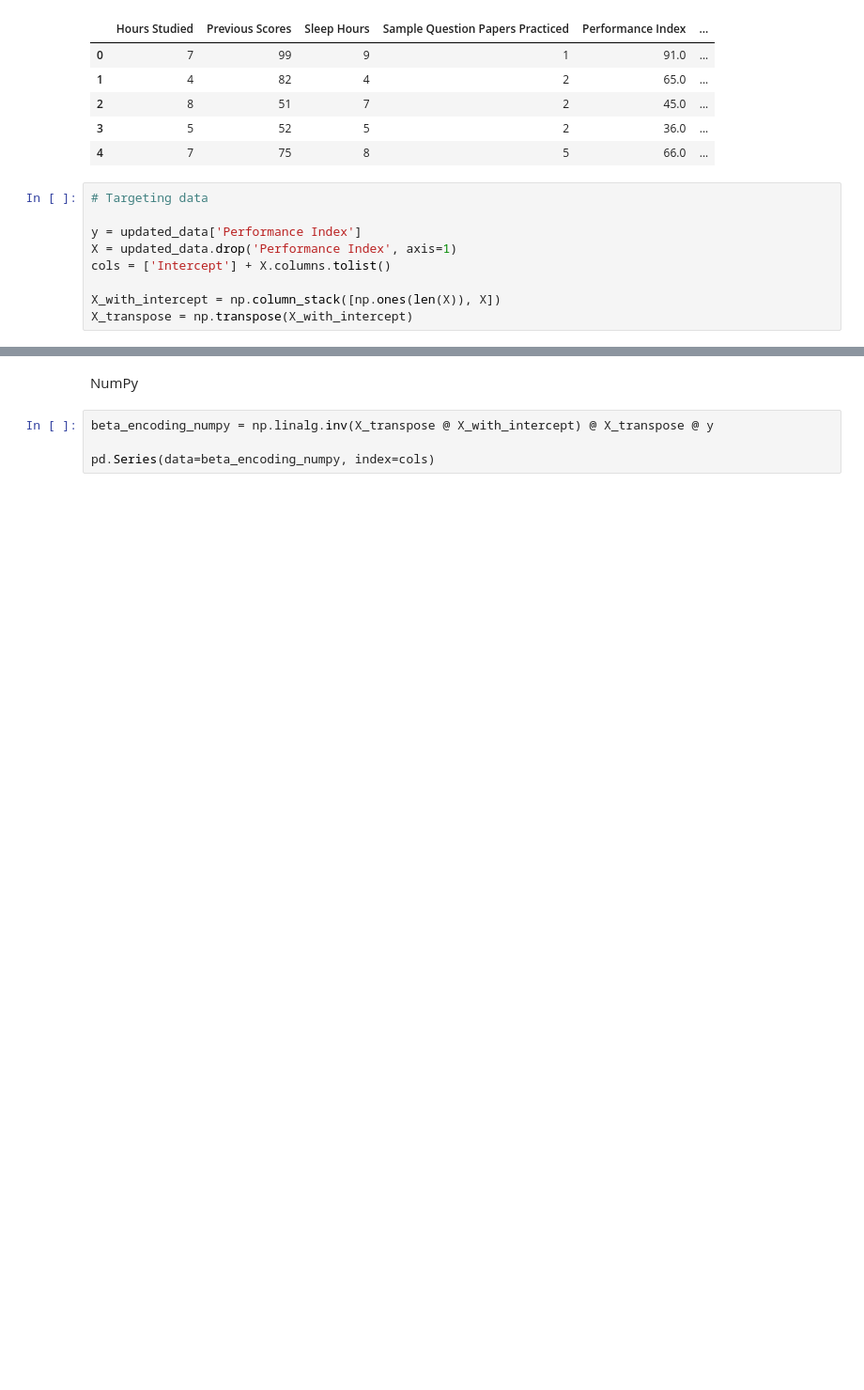
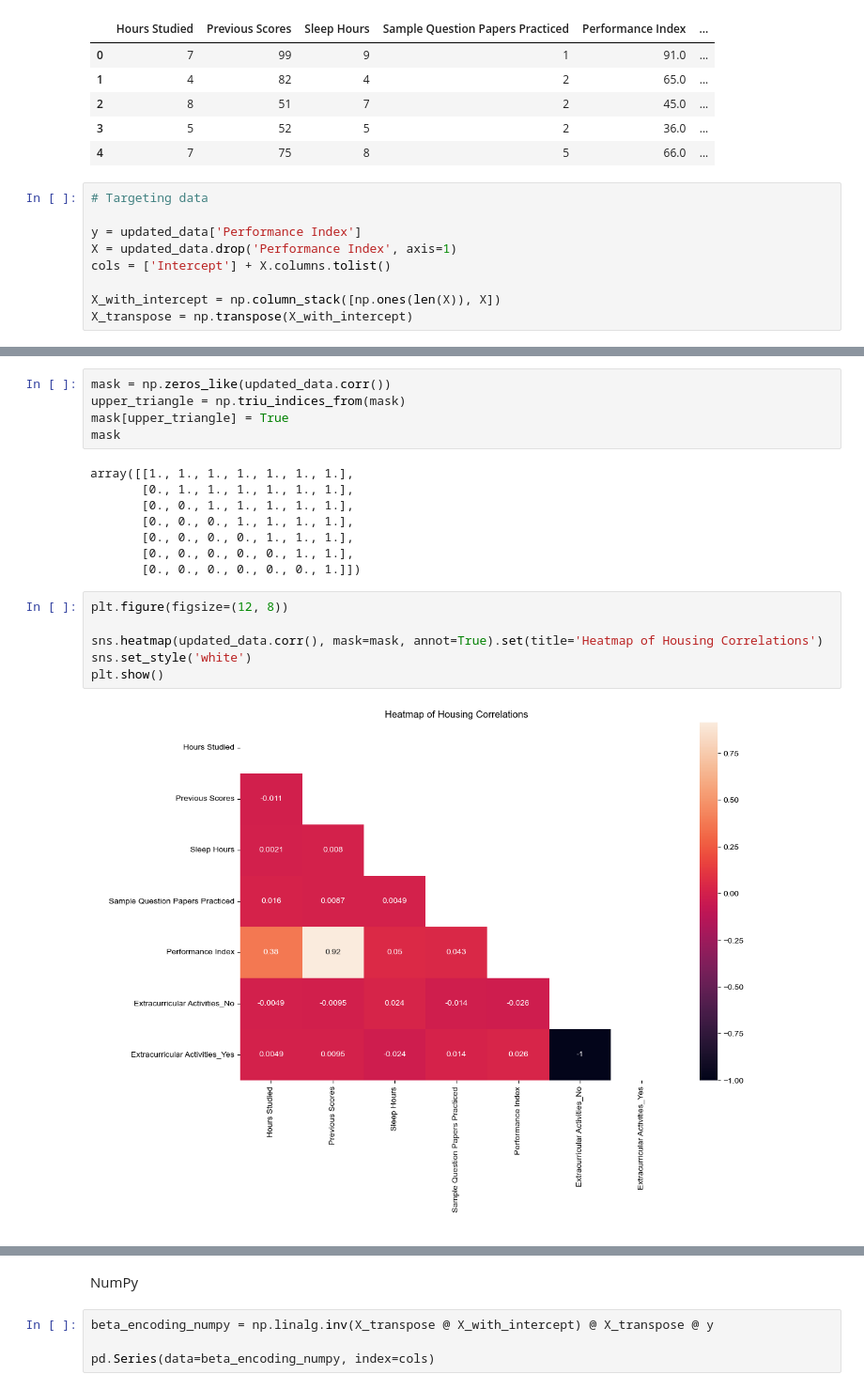
Before and after one commit to add0794/ordinary-least-squares-gradient-descent, a Jupyter notebook: jupyter.ipynb, the cells around one changed output, grey strips where cells are left out. Shown: that part at 94% size. Drawn from its saved outputs; the diff is of its cells as text; blank space fills up the shorter version.

```diff
--- a/jupyter.ipynb
+++ b/jupyter.ipynb
@@ -307,0 +335,21 @@ X_transpose = np.transpose(X_with_intercept)
+# %%
+mask = np.zeros_like(updated_data.corr())
+upper_triangle = np.triu_indices_from(mask)
+mask[upper_triangle] = True
+mask
+# %% [output]
+array([[1., 1., 1., 1., 1., 1., 1.],
+       [0., 1., 1., 1., 1., 1., 1.],
+       [0., 0., 1., 1., 1., 1., 1.],
+       [0., 0., 0., 1., 1., 1., 1.],
+       [0., 0., 0., 0., 1., 1., 1.],
+       [0., 0., 0., 0., 0., 1., 1.],
+       [0., 0., 0., 0., 0., 0., 1.]])
+# %%
+plt.figure(figsize=(12, 8))
+
+sns.heatmap(updated_data.corr(), mask=mask, annot=True).set(title='Heatmap of Housing Correlations')
+sns.set_style('white')
+plt.show()
+# %% [output]
+[figure, added]
```
Also changed, not shown: parts of 21 cells of this notebook, 1 other file.
